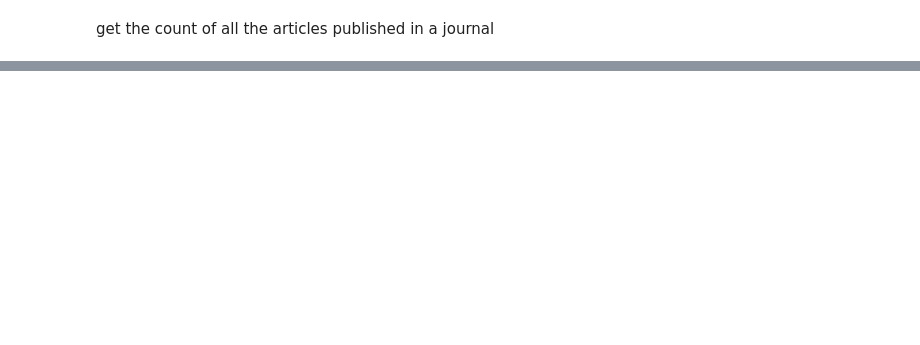
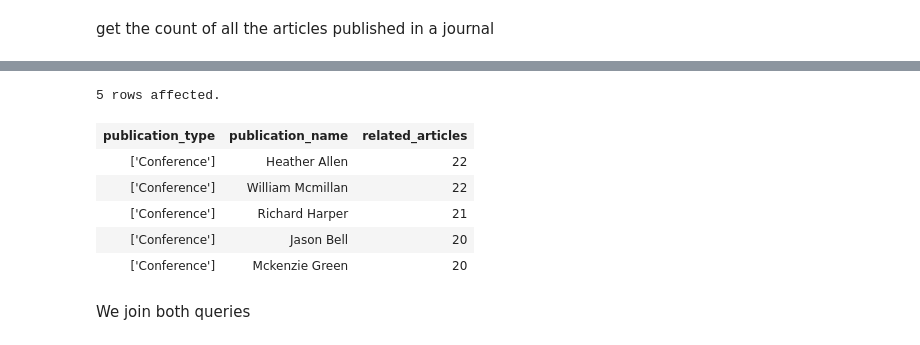
Before and after one commit to diegoquintanav/od-lab-1, a Jupyter notebook: notebooks/4-part-d.ipynb, the cells around one changed output, grey strips where cells are left out. Saved outputs shown, nothing was run; the diff lists cells and outputs as text; code cells hidden in the pictures; blank space fills up the shorter version.

```diff
--- a/notebooks/4-part-d.ipynb
+++ b/notebooks/4-part-d.ipynb
@@ -161 +218,22 @@ LIMIT 5
+# %%
+%%cypher
+MATCH (:ResearchCommunity {name: 'databases'})-[:CONTAINS]->(:Keyword)<-[:CONTAINS]-(article:Article)-[:PUBLISHED_IN]->(instance)-[:OF]->(publication)
+WHERE (publication:Journal OR publication:Conference) AND (instance:Volume OR instance:Edition)
+WITH publication, COUNT(DISTINCT article) AS related_articles
+RETURN
+    LABELS(publication) AS publication_type,
+    publication.name AS publication_name,
+    related_articles
+ORDER BY related_articles DESC
+LIMIT 5
+# %% [output]
+5 rows affected.
+| publication_type | publication_name | related_articles |
+| ['Conference'] | Heather Allen | 22 |
+| ['Conference'] | William Mcmillan | 22 |
+| ['Conference'] | Richard Harper | 21 |
+| ['Conference'] | Jason Bell | 20 |
+| ['Conference'] | Mckenzie Green | 20 |
+# %% [markdown]
+We join both queries
 # %%
```
Also changed, not shown: parts of 24 cells of this notebook.
